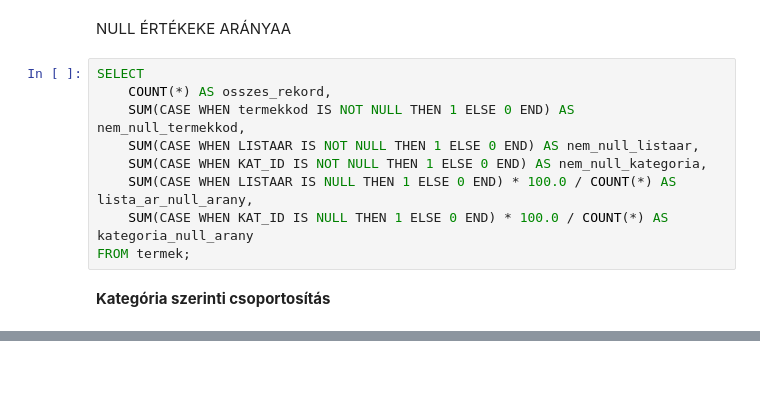
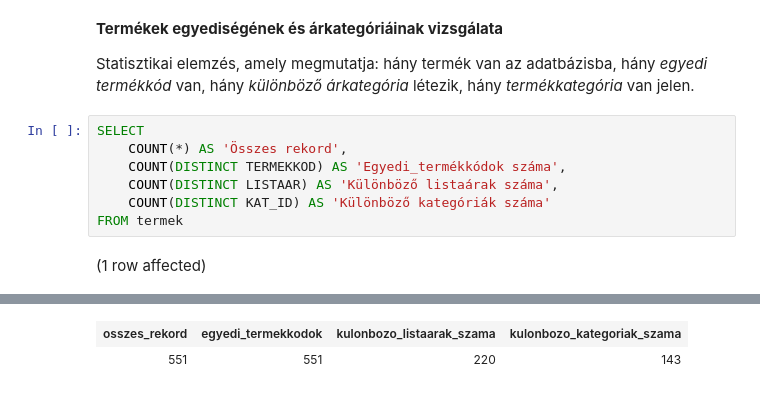
Before and after one commit to Dobo-Lilla/adatbazisok, a Jupyter notebook: Hazifeladat_1.ipynb, the cells around one changed output, grey strips where cells are left out. Cells and saved outputs as stored; diff of their text form; blank space fills up the shorter version.

```diff
--- a/Hazifeladat_1.ipynb
+++ b/Hazifeladat_1.ipynb
@@ -10,13 +17,13 @@ WHERE LISTAAR >0;
-# %% [markdown]
-NULL ÉRTÉKEKE ARÁNYAA
-# %%
-SELECT
-    COUNT(*) AS osszes_rekord,
-    SUM(CASE WHEN termekkod IS NOT NULL THEN 1 ELSE 0 END) AS nem_null_termekkod,
-    SUM(CASE WHEN LISTAAR IS NOT NULL THEN 1 ELSE 0 END) AS nem_null_listaar,
-    SUM(CASE WHEN KAT_ID IS NOT NULL THEN 1 ELSE 0 END) AS nem_null_kategoria,
-    SUM(CASE WHEN LISTAAR IS NULL THEN 1 ELSE 0 END) * 100.0 / COUNT(*) AS lista_ar_null_arany,
-    SUM(CASE WHEN KAT_ID IS NULL THEN 1 ELSE 0 END) * 100.0 / COUNT(*) AS kategoria_null_arany
-FROM termek;
-# %% [markdown]
-**Kategória szerinti csoportosítás**
+# %% [markdown]
+**Termékek egyediségének és árkategóriáinak vizsgálata**
+
+Statisztikai elemzés, amely megmutatja: h<span style="color: var(--vscode-foreground);">ány termék van az adatbázisba, h</span><span style="color: var(--vscode-foreground);">ány <i>egyedi termékkód</i> van, h</span><span style="color: var(--vscode-foreground);">ány <i>különböző árkategória</i> létezik, h</span><span style="color: var(--vscode-foreground);">ány <i>termékkategória </i>van jelen.</span>
+# %%
+SELECT
+    COUNT(*) AS 'Összes rekord',
+    COUNT(DISTINCT TERMEKKOD) AS 'Egyedi_termékkódok száma',
+    COUNT(DISTINCT LISTAAR) AS 'Különböző listaárak száma',
+    COUNT(DISTINCT KAT_ID) AS 'Különböző kategóriák száma'
+FROM termek
+# %% [output]
+(1 row affected)
@@ -22,0 +31,2 @@ FROM termek;
+| osszes_rekord | egyedi_termekkodok | kulonbozo_listaarak_szama | kulonbozo_kategoriak_szama |
+| 551 | 551 | 220 | 143 |
```
Also changed, not shown: parts of 10 cells of this notebook.
